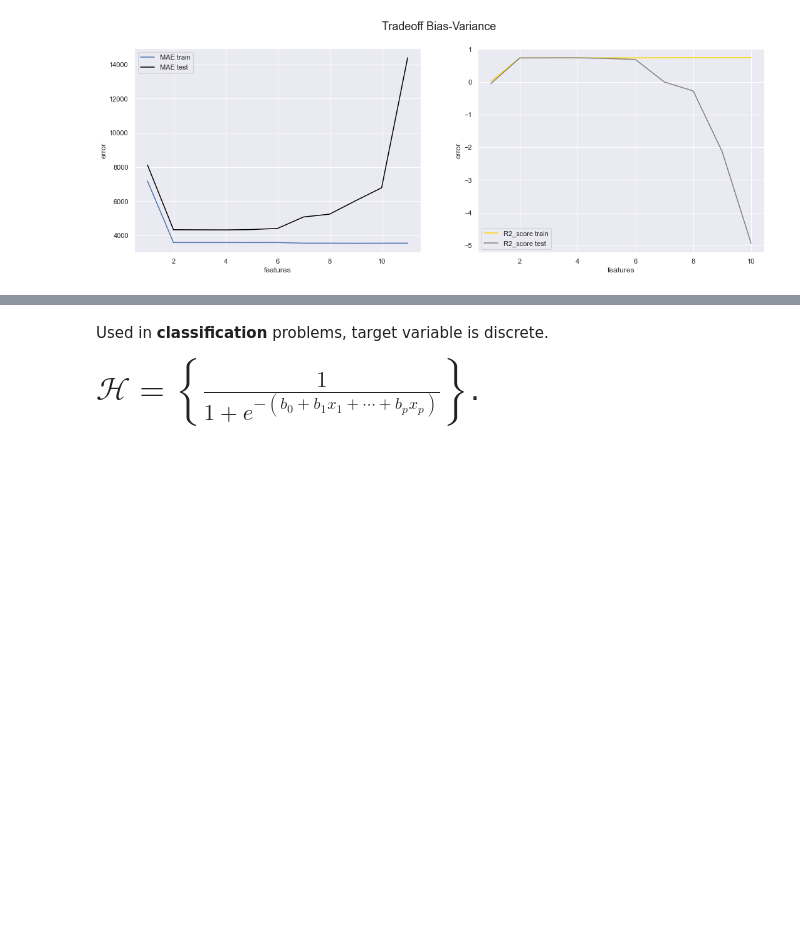
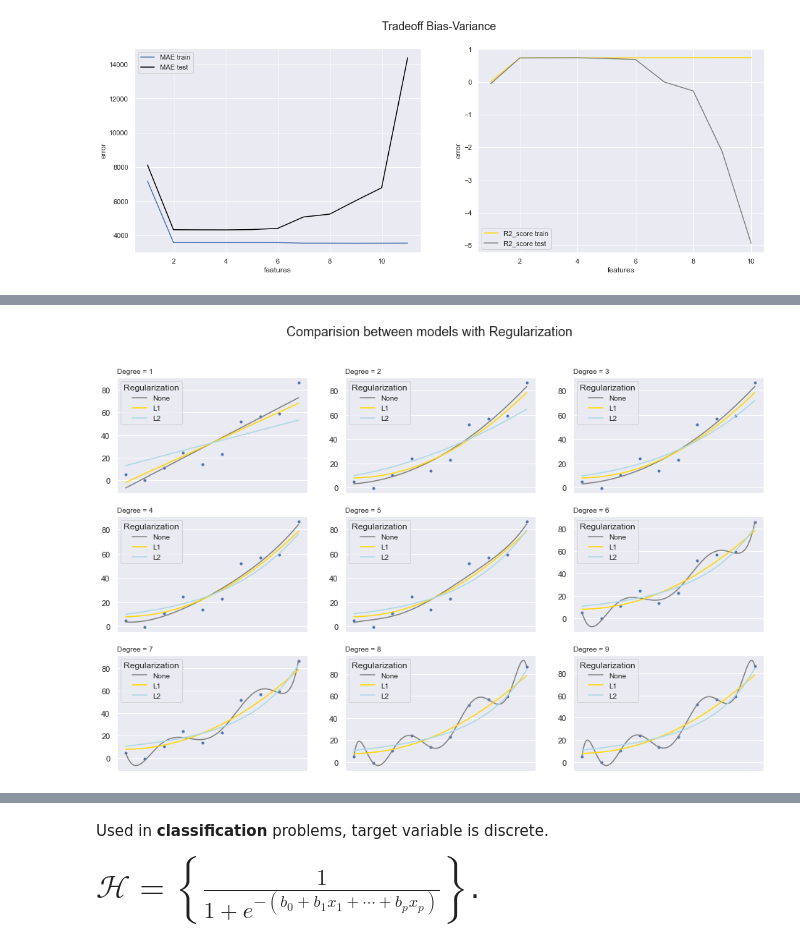
Before and after one commit to baiochi/LetsCode, a Jupyter notebook: Modulo 5 - Machine Learning/aulas/Summary.ipynb, the cells around one changed output, grey strips where cells are left out. Saved outputs shown, nothing was run; the diff lists cells and outputs as text; code cells hidden in the pictures; blank space fills up the shorter version.

```diff
--- a/Modulo 5 - Machine Learning/aulas/Summary.ipynb
+++ b/Modulo 5 - Machine Learning/aulas/Summary.ipynb
@@ -228 +289,43 @@ fig.suptitle('Tradeoff Bias-Variance', size=18);
+# %%
+# create data
+X = np.arange(10)
+y = X**2
+# add noises to feature
+np.random.seed(42)
+noise = np.random.normal(0,10,10)
+y = y + noise
+
+# configure plot
+nrow, ncol = 3, 3
+fig, ax = plt.subplots(nrow, ncol, figsize=(16,10))
+plt.suptitle('Comparision between models with Regularization', size=18)
+for degree in range(9):
+    # poly transform
+    poly = PolynomialFeatures(degree = degree+1, include_bias = False).fit(X.reshape(-1,1))
+    X_poly = poly.transform(X.reshape(-1,1))
+    # scaled data
+    mms = MinMaxScaler().fit(X_poly)
+    X_transf = mms.transform(X_poly)
+    # fit model + regularization
+    reg_lin = LinearRegression().fit(X_transf, y)
+    reg_l1 = Lasso(alpha=1).fit(X_transf, y)
+    reg_l2 = Ridge(alpha=1).fit(X_transf, y)
+    # plot base
+    x_plot = np.linspace(X_transf[:,0].min(), X_transf[:,0].max(),1000) # teoric function
+    ax[degree//nrow, degree%ncol].scatter(X_transf[:,0], y, marker = '.')
+    ax[degree//nrow, degree%ncol].set_title(f'Degree = {degree+1}', loc= 'left', fontsize=10)
+    ax[degree//nrow, degree%ncol].set_xticks([])
+    # for linear regression
+    y_plot = calc_y_plot(reg_lin, x_plot)
+    ax[degree//nrow, degree%ncol].plot(x_plot, y_plot, color = 'grey', label = f'None')
+    # for l1(lasso) regularization
+    y_plot = calc_y_plot(reg_l1, x_plot)
+    ax[degree//nrow, degree%ncol].plot(x_plot, y_plot, color = 'gold', label = f'L1')
+    # for l2(ridge) regularization
+    y_plot = calc_y_plot(reg_l2, x_plot)
+    ax[degree//nrow, degree%ncol].plot(x_plot, y_plot, color = 'lightblue', label = f'L2')
+    # add legend
+    ax[degree//nrow, degree%ncol].legend(title='Regularization', fontsize='small')
+# %% [output]
+[figure, added]
 # %% [markdown]
```
Also changed, not shown: parts of 57 cells of this notebook, 9 other files.
